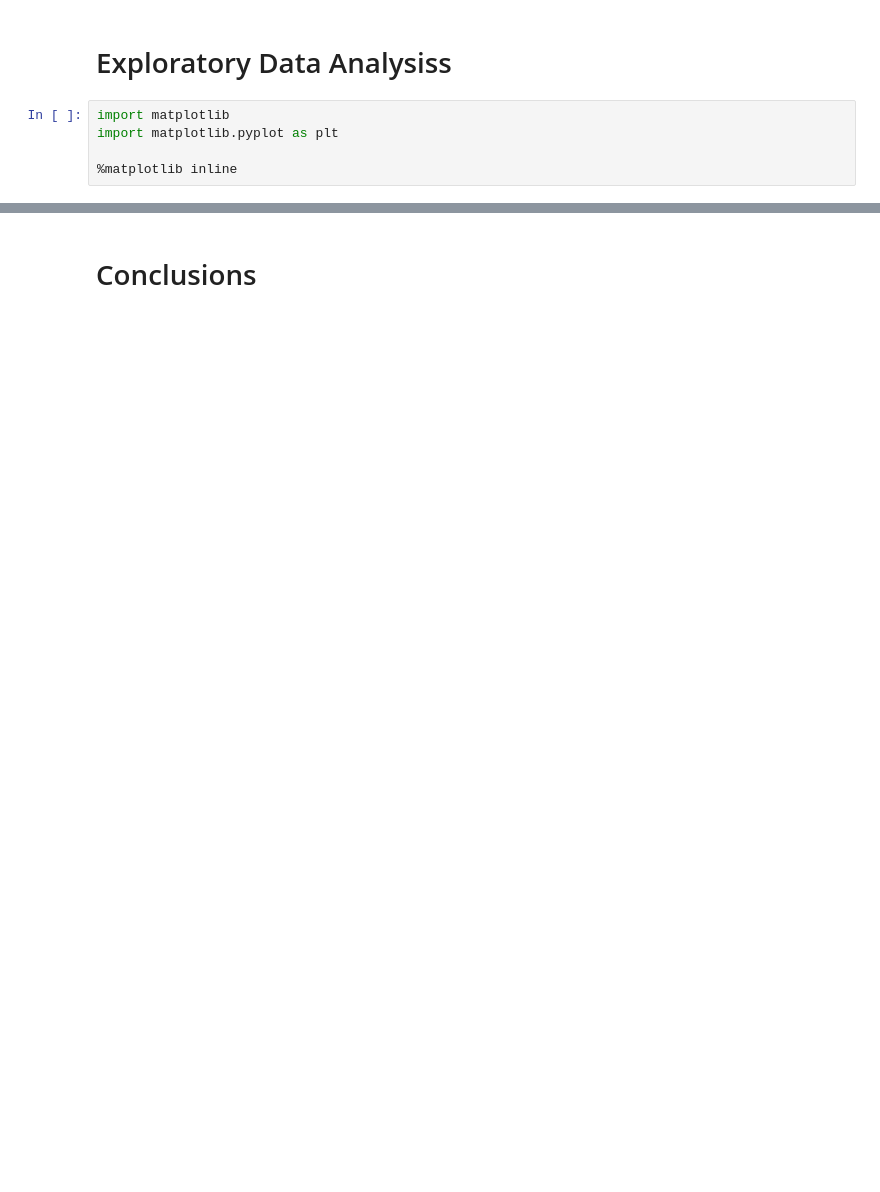
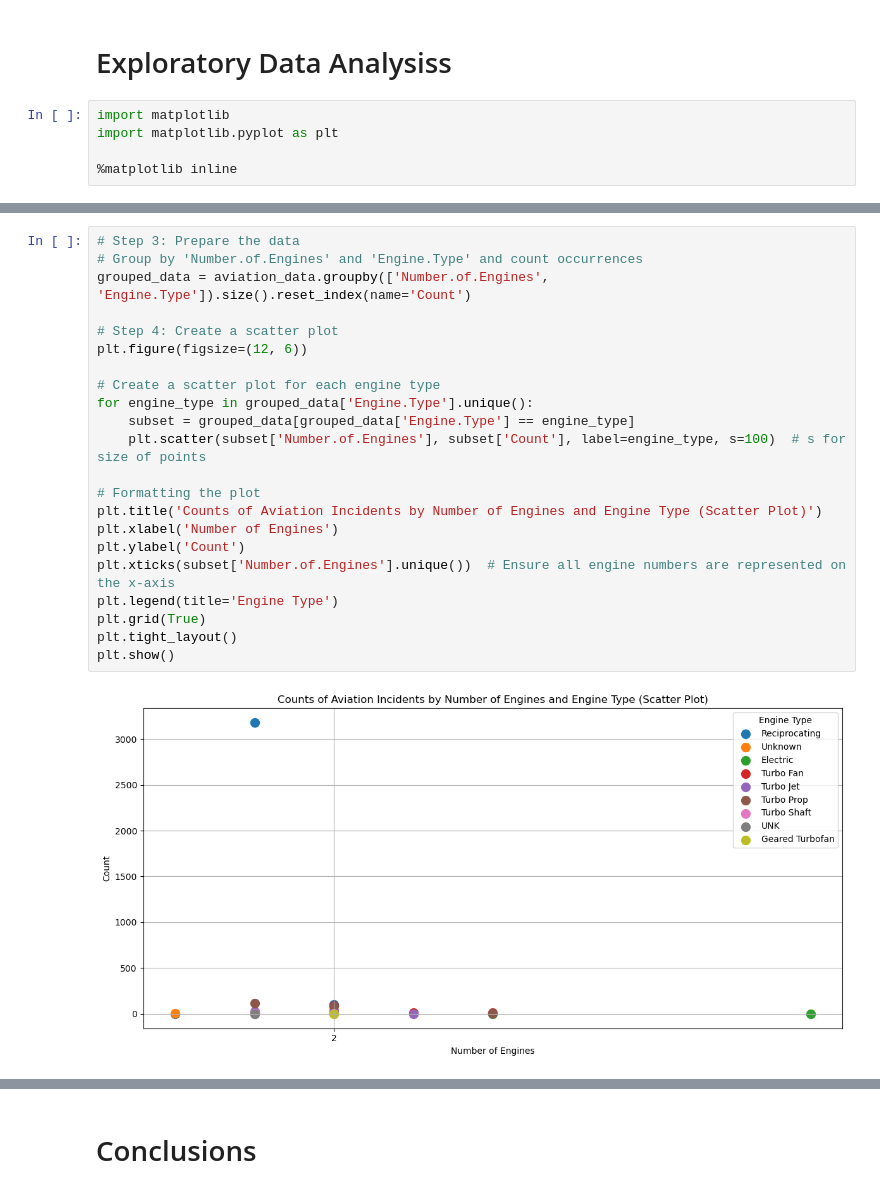
Before and after one commit to BlackXWulf/Aviation-Incidents, a Jupyter notebook: Aviation-Incidents.ipynb, the cells around one changed output, grey strips where cells are left out. Saved outputs shown, nothing was run; the diff lists cells and outputs as text; blank space fills up the shorter version.

```diff
--- a/Aviation-Incidents.ipynb
+++ b/Aviation-Incidents.ipynb
@@ -332,0 +374,24 @@ ax = aviation_data.plot.line(x='Injury.Severity', y='Number.of.Engines', rot=0)
+# %%
+# Step 3: Prepare the data
+# Group by 'Number.of.Engines' and 'Engine.Type' and count occurrences
+grouped_data = aviation_data.groupby(['Number.of.Engines', 'Engine.Type']).size().reset_index(name='Count')
+
+# Step 4: Create a scatter plot
+plt.figure(figsize=(12, 6))
+
+# Create a scatter plot for each engine type
+for engine_type in grouped_data['Engine.Type'].unique():
+    subset = grouped_data[grouped_data['Engine.Type'] == engine_type]
+    plt.scatter(subset['Number.of.Engines'], subset['Count'], label=engine_type, s=100)  # s for size of points
+
+# Formatting the plot
+plt.title('Counts of Aviation Incidents by Number of Engines and Engine Type (Scatter Plot)')
+plt.xlabel('Number of Engines')
+plt.ylabel('Count')
+plt.xticks(subset['Number.of.Engines'].unique())  # Ensure all engine numbers are represented on the x-axis
+plt.legend(title='Engine Type')
+plt.grid(True)
+plt.tight_layout()
+plt.show()
+# %% [output]
+[figure, added]
```
Also changed, not shown: parts of 28 cells of this notebook.
